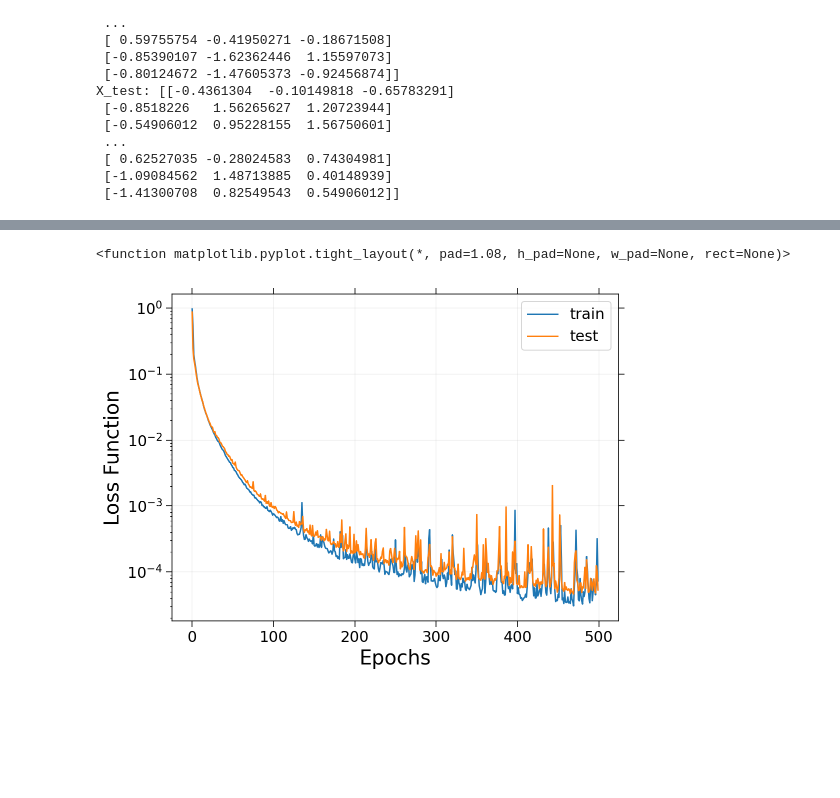
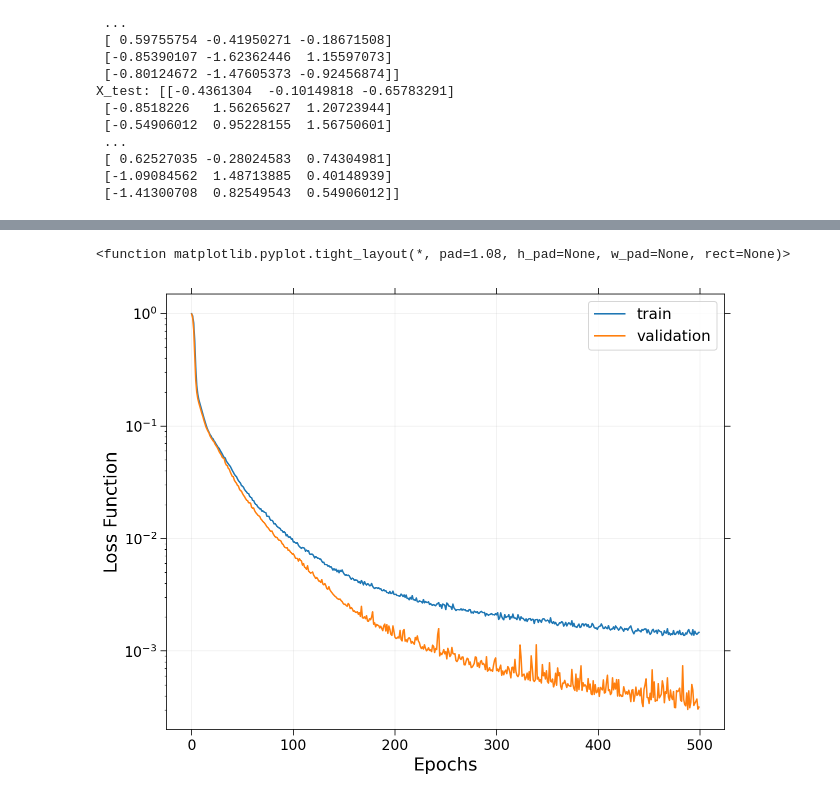
Before and after one commit to MSN64/Cosmo_Internship, a Jupyter notebook: emulator_3dim/EMULATOR_Internship_Main_3dim5000_FIX_500.ipynb, the cells around one changed output, grey strips where cells are left out. Saved outputs shown, nothing was run; the diff lists cells and outputs as text; code cells hidden in the pictures; blank space fills up the shorter version.

```diff
--- a/emulator_3dim/EMULATOR_Internship_Main_3dim5000_FIX_500.ipynb
+++ b/emulator_3dim/EMULATOR_Internship_Main_3dim5000_FIX_500.ipynb
@@ -141,12 +142,12 @@ plt.tight_layout()
 train_input_data = StandardScaler()
 test_output_data = StandardScaler()
 
-scaled_input = train_input_data.fit(input_data)
-scaled_output = test_output_data.fit(output_data)
+scaled_input = train_input_data.fit(input_data.values)
+scaled_output = test_output_data.fit(output_data.values)
 
 # Generating the standardized values of input and output:
-X = scaled_input.transform(input_data)
-y = scaled_output.transform(output_data)
+X = scaled_input.transform(input_data.values)
+y = scaled_output.transform(output_data.values)
 print(X)
 # %% [output]
 [[-0.40010374 -0.28648121  0.42019553]
@@ -256,27 +220,30 @@ print('Accuracy:', 100-MAPE)
 
 tf_model = Sequential()
 # Defining the input layer of the model
-tf_model.add(Dense(units=350, input_dim=X_train.shape[1], kernel_initializer='normal', activation='relu'))
+tf_model.add(Dense(units=500, input_dim=X_train.shape[1], kernel_initializer='normal', activation='relu'))
 
 # Defining 1st Hidden layer of the model
-tf_model.add(Dense(units=350, kernel_initializer='normal', activation='relu'))
+tf_model.add(Dense(units=500, kernel_initializer='normal', activation='relu'))
+
+tf_model.add(Dropout(0.1))
 
 # Defining 2nd Hidden layer of the model
-tf_model.add(Dense(units=350, kernel_initializer='normal', activation='relu'))
+tf_model.add(Dense(units=500, kernel_initializer='normal', activation='relu'))
 
 # Defining 3rd Hidden layer of the model
-#tf_model.add(Dense(units=350, kernel_initializer='normal', activation='relu'))
+#tf_model.add(Dense(units=500, kernel_initializer='normal', activation='relu'))
 
 # Defining the 4th hidden layer of the model
 #tf_model.add(Dense(units=350, kernel_initializer='normal', activation='relu'))
 
+
 #Defining the output layer of the model
 tf_model.add(Dense(500, kernel_initializer='normal'))
 
-opt = keras.optimizers.Adam(learning_rate=8e-5)
+opt = keras.optimizers.Adam(learning_rate=2e-5, beta_1=0.9, beta_2=0.999, epsilon=1e-08, decay=0.0)
 
 # Compiling the model
-tf_model.compile(loss='mean_squared_error', optimizer=opt)
+tf_model.compile(loss='mean_squared_error', optimizer=opt, metrics=['accuracy'])
 
 # Fitting the ANN to the Training set
 hist_ = tf_model.fit(X_train, y_train, batch_size = 50, epochs = 500, validation_split=0.2, verbose=1)
@@ -286,6 +253,9 @@ MAPE = np.mean(np.abs((y_test - tf_model.predict(X_test))/y_test))*100
 print(np.shape(100-MAPE))
 print('Accuracy:', 100-MAPE)
 #89.73150593184755, l_rate = 8e-5, 500 epochs, 350 units
+#74.14350129190194 l_rate=3e-5, 500 epochs, 500 units
+#86.70889317753266 l_rate =2e-05, 500 epochs, 500 units
+
 tf_model.summary()
 # %% [output]
 Epoch 1/500
@@ -308,22 +278,23 @@ Wall time: 3min 10s
 # %%
-plt.figure(figsize = (8,6))
+plt.figure(figsize = (10,8))
 plt.plot(hist_.history["loss"], label="train")
-plt.plot(hist_.history["val_loss"], label="test")
+plt.plot(hist_.history["val_loss"], label="validation")
 plt.legend(fontsize=15)
 plt.yscale("log")
 plt.xlabel('Epochs')
 plt.ylabel('Loss Function')
 plt.rc('axes', labelsize=16)
 plt.rc('axes', labelsize=20, titlesize=20)
 plt.rcParams['xtick.labelsize']=15
 plt.rcParams['ytick.labelsize']=15
 plt.grid(alpha=0.2)
 plt.grid(alpha=0.2)
 plt.tick_params(top=True,right=True, length=6)
+#plt.savefig('Loss_Func_3param.jpg')
 plt.tight_layout
 # %% [output]
 <function matplotlib.pyplot.tight_layout(*, pad=1.08, h_pad=None, w_pad=None, rect=None)>
-[figure, old version]
+[figure, new version]
 # %%
 #Define func:
 
```
Also changed, not shown: parts of 4 cells of this notebook.
